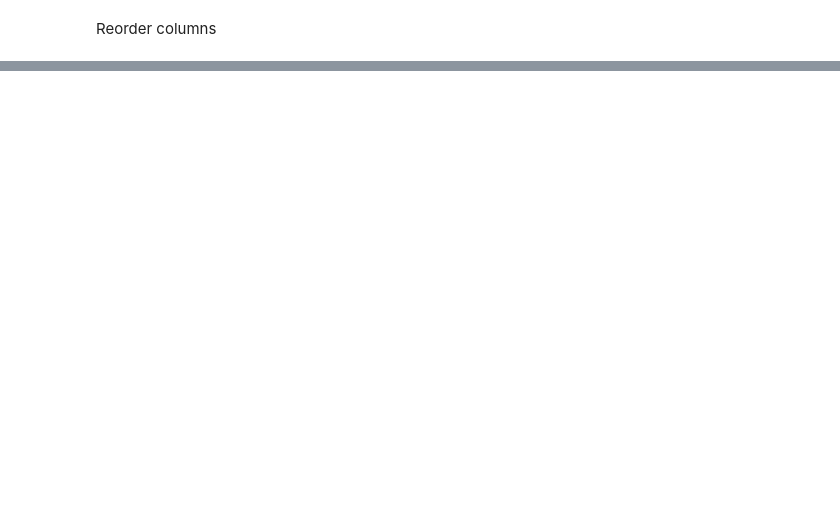
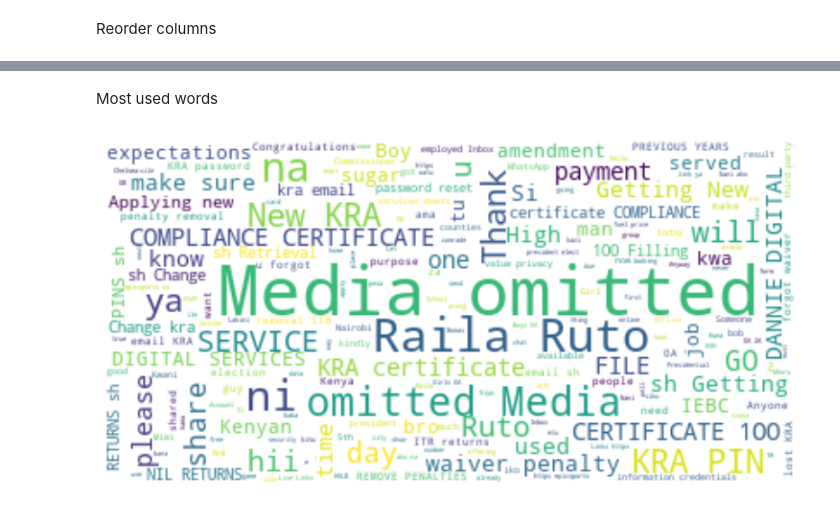
Before and after one commit to Naftal-Rainer/WhatsApp-Group-Chat-Analysis-Dashboard, a Jupyter notebook: cleansing.ipynb, the cells around one changed output, grey strips where cells are left out. Saved outputs shown, nothing was run; the diff lists cells and outputs as text; code cells hidden in the pictures; blank space fills up the shorter version.

```diff
--- a/cleansing.ipynb
+++ b/cleansing.ipynb
@@ -366,0 +367,4 @@ data_clean.to_excel('result.xlsx', index=False)
+# %%
+weekDay = { 0 : 'Monday', 1 : 'Tuesday', 2 : 'Wednesday', 3 : 'Thrusday', 4 : 'Friday', 5 :'Saturday', 6 : 'Sunday' }
+
+data_clean['Days'] = data_clean['Date'].dt.day_of_week.map(weekDay).astype('category')
@@ -366,0 +382,2 @@ data_clean.to_excel('result.xlsx', index=False)
+# %%
+data_clean['LetterCount'] = data_clean['Message'].apply(lambda x : len(x))
@@ -366,0 +395,2 @@ data_clean.to_excel('result.xlsx', index=False)
+# %%
+data_clean['WordCount'] = data_clean['Message'].apply(lambda x : len(x.split(' ')))
@@ -366,0 +468,14 @@ data_clean.to_excel('result.xlsx', index=False)
+# %% [markdown]
+Most used words
+# %%
+text = " ".join([review for review in data_clean.Message if len(review) > 2 and review != 'Media omitted'])
+# text= [word for ]
+wordcloud =WordCloud(stopwords=STOPWORDS, background_color="white").generate(text)
+
+### Display the generated image:
+plt.figure( figsize=(10,5))
+plt.imshow(wordcloud, interpolation='bilinear')
+plt.axis("off")
+plt.show()
+# %% [output]
+[figure, added]
```
Also changed, not shown: parts of 26 cells of this notebook, 4 other files.
